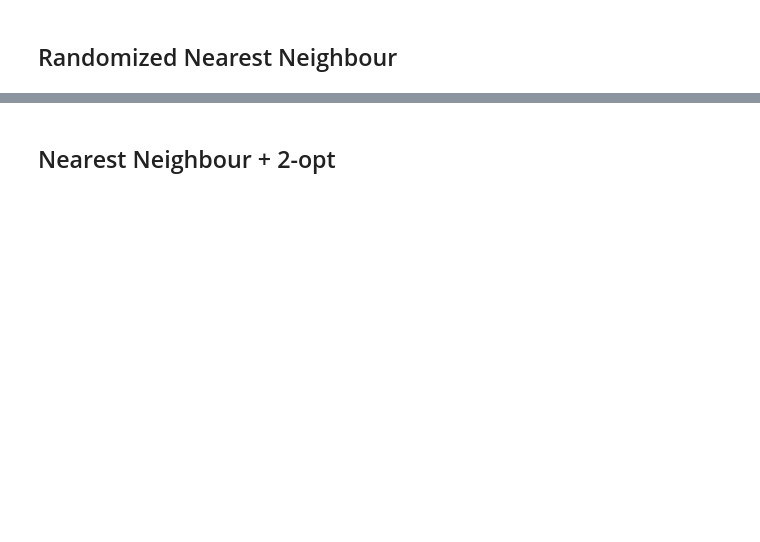
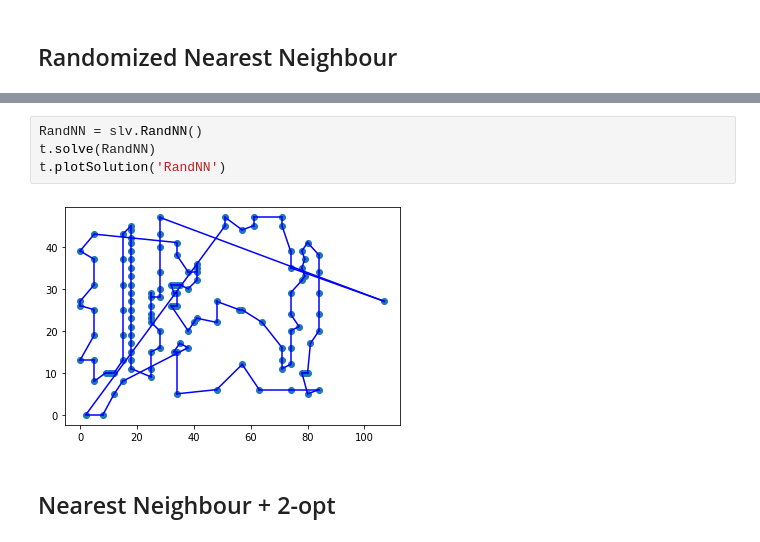
Before and after one commit to L4plac3/localsearch_tsp, a Jupyter notebook: code/test.ipynb, the cells around one changed output, grey strips where cells are left out. Saved outputs shown, nothing was run; the diff lists cells and outputs as text; blank space fills up the shorter version.

```diff
--- a/code/test.ipynb
+++ b/code/test.ipynb
@@ -38,3 +41,9 @@ NameError: name 't' is not defined
+# %%
+RandNN = slv.RandNN()
+t.solve(RandNN)
+t.plotSolution('RandNN')
+# %% [output]
+[figure, added]
 # %% [markdown]
 ## Nearest Neighbour + 2-opt
 # %%
```
Also changed, not shown: parts of 22 cells of this notebook, 4 other files.
